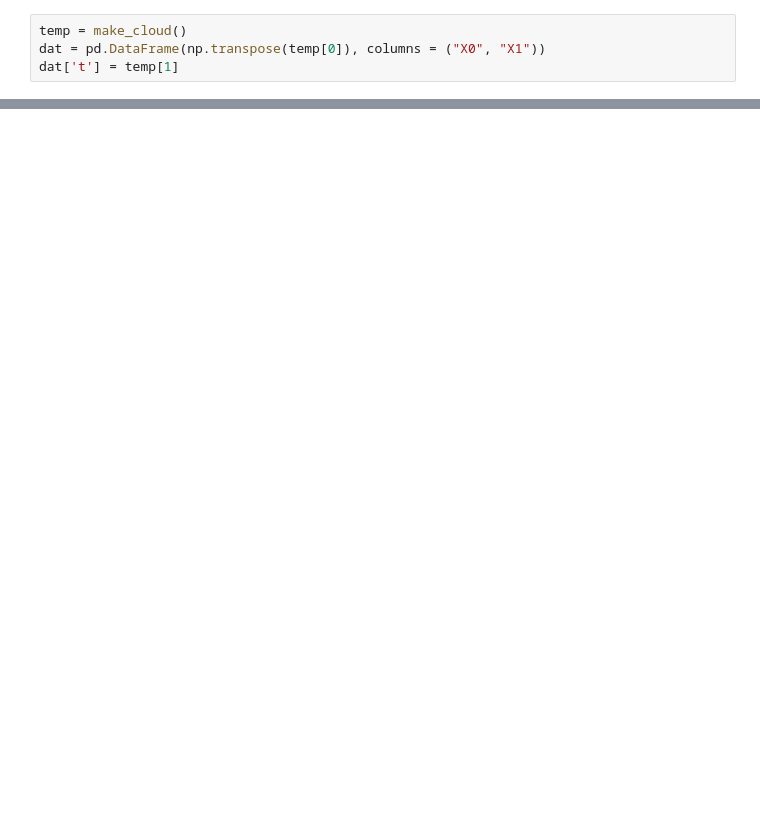
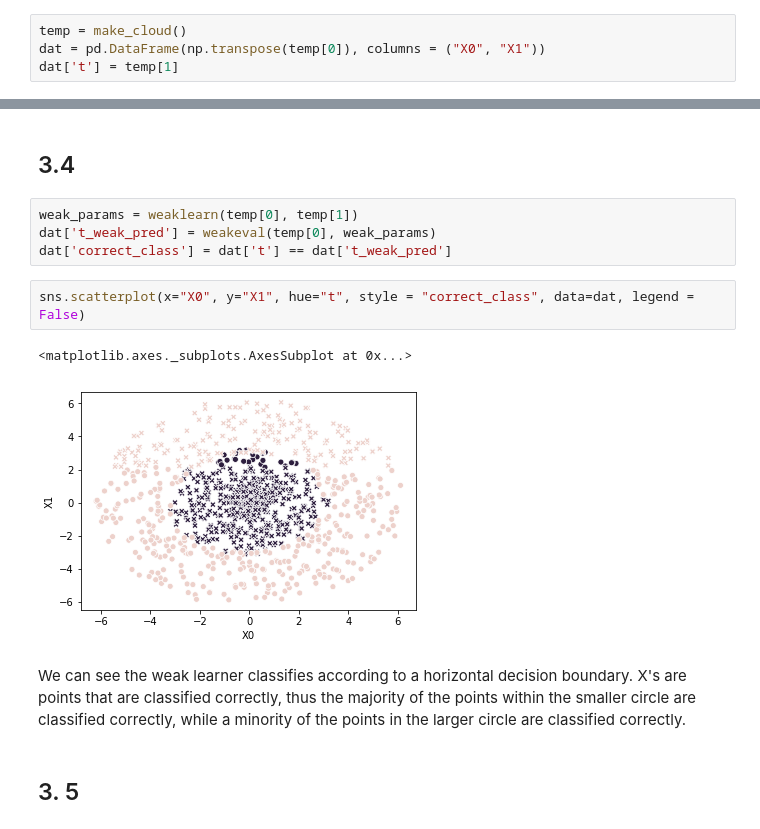
Before and after one commit to WyattGMadden/mathematics_of_machine_learning_group_19, a Jupyter notebook: labs/lab_5/Lab 5 - Wyatt Madden & Dan Crowley.ipynb, the cells around one changed output, grey strips where cells are left out. Drawn from its saved outputs; the diff is of its cells as text; blank space fills up the shorter version.

```diff
--- a/labs/lab_5/Lab 5 - Wyatt Madden & Dan Crowley.ipynb
+++ b/labs/lab_5/Lab 5 - Wyatt Madden & Dan Crowley.ipynb
@@ -121,0 +91,15 @@ NameError: name 'v' is not defined
+# %% [markdown]
+## 3.4
+# %%
+weak_params = weaklearn(temp[0], temp[1])
+dat['t_weak_pred'] = weakeval(temp[0], weak_params)
+dat['correct_class'] = dat['t'] == dat['t_weak_pred']
+# %%
+sns.scatterplot(x="X0", y="X1", hue="t", style = "correct_class", data=dat, legend = False)
+# %% [output]
+<matplotlib.axes._subplots.AxesSubplot at 0x...>
+[figure, added]
+# %% [markdown]
+We can see the weak learner classifies according to a horizontal decision boundary. X's are points that are classified correctly, thus the majority of the points within the smaller circle are classified correctly, while a minority of the points in the larger circle are classified correctly.
+# %% [markdown]
+## 3. 5
```
Also changed, not shown: parts of 13 cells of this notebook, 5 other files.
